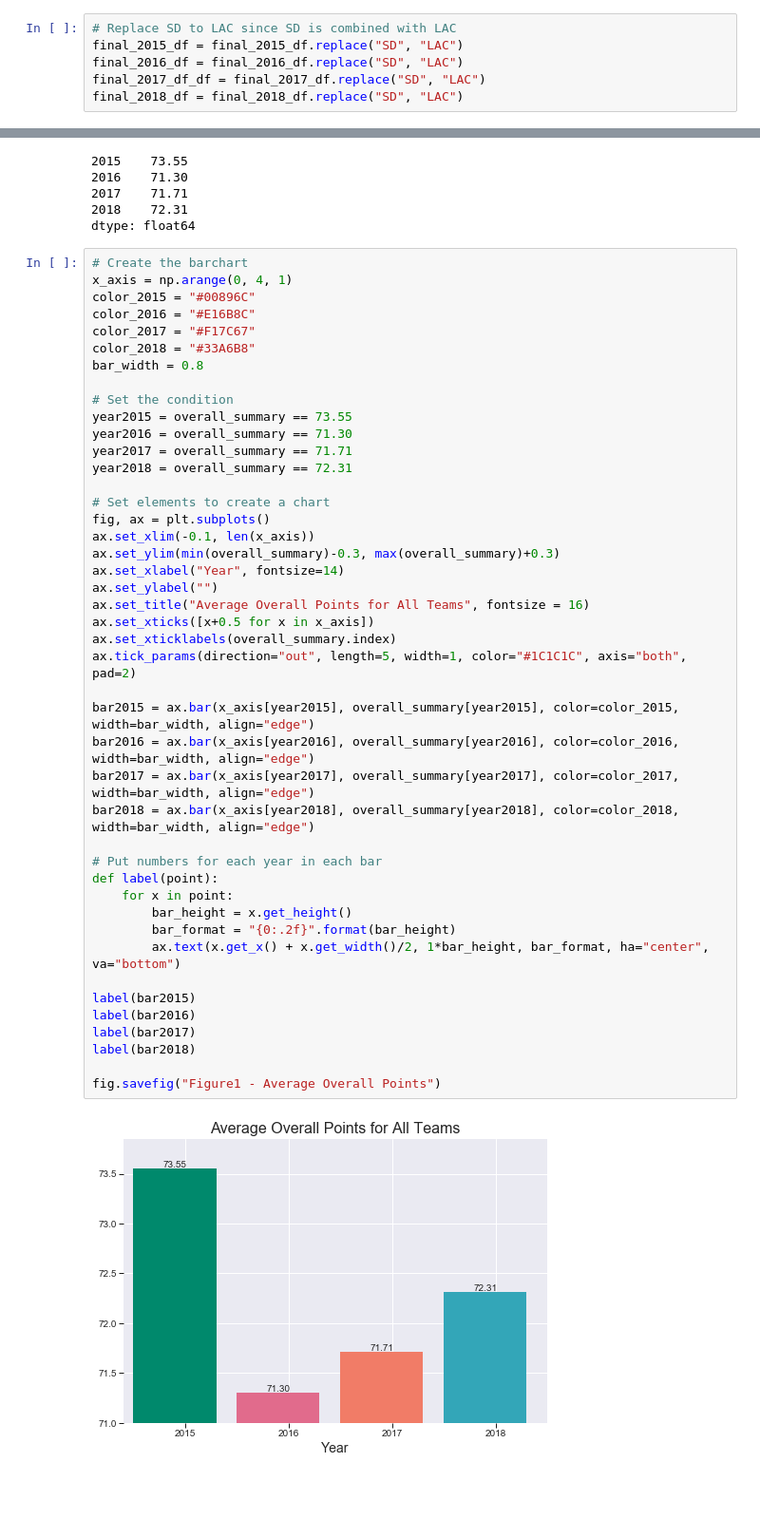
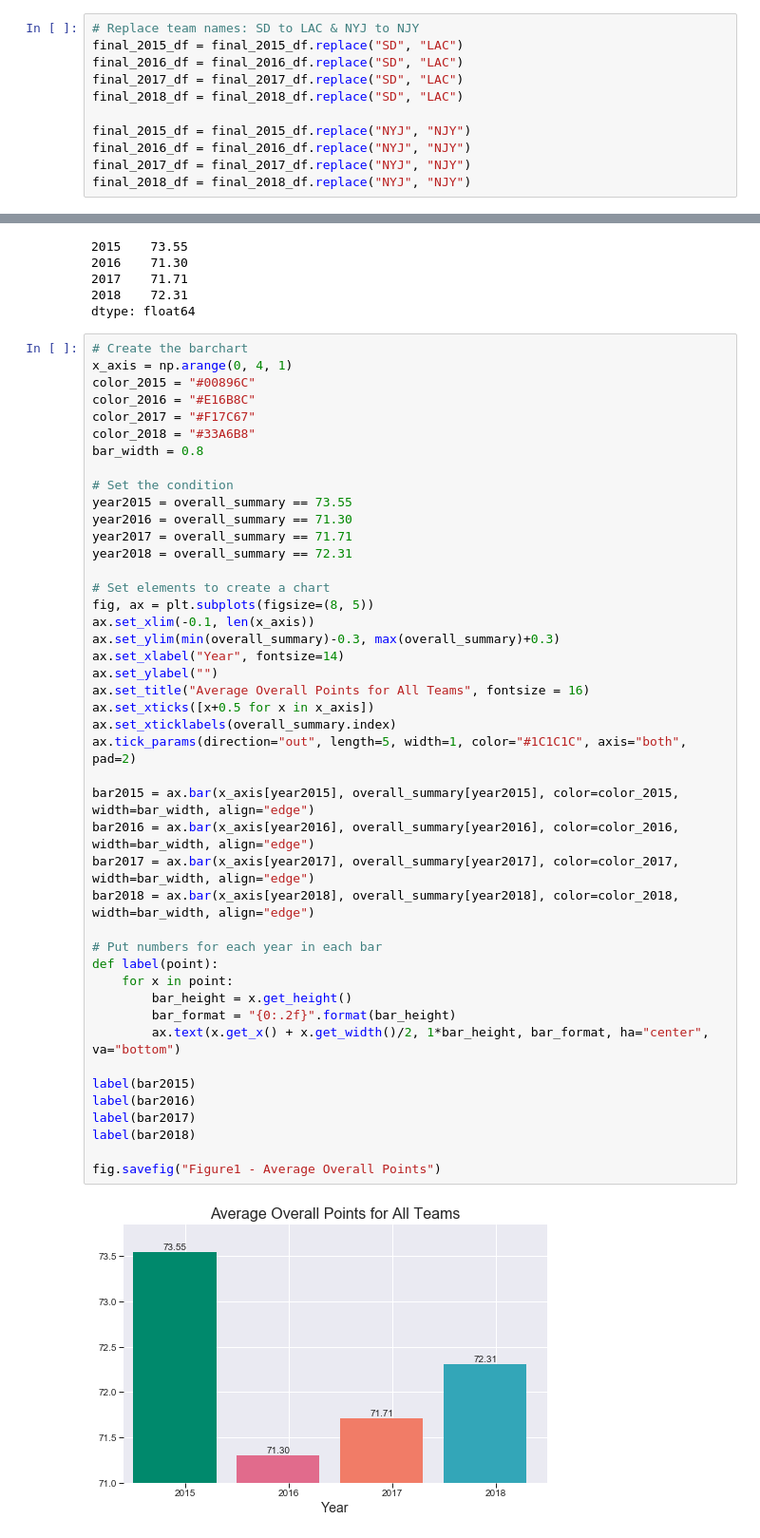
Before and after one commit to 00geist00/project-one, a Jupyter notebook: data_import.ipynb, the cells around one changed output, grey strips where cells are left out. Shown at 95% size. Drawn from its saved outputs; the diff is of its cells as text; blank space fills up the shorter version.

Commit message:
Updated jupyter and added figures

```diff
--- a/data_import.ipynb
+++ b/data_import.ipynb
@@ -72,11 +72,16 @@ final_2016_df = pd.merge(player_stats_2016_df, madden_ratings_2016_df, on="Playe
 final_2017_df = pd.merge(player_stats_2017_df, madden_ratings_2017_df, on="Player", how="outer")
 final_2018_df = pd.merge(player_stats_2018_df, madden_ratings_2018_df, on="Player", how="outer")
 # %%
-# Replace SD to LAC since SD is combined with LAC
+# Replace team names: SD to LAC & NYJ to NJY
 final_2015_df = final_2015_df.replace("SD", "LAC")
 final_2016_df = final_2016_df.replace("SD", "LAC")
-final_2017_df_df = final_2017_df.replace("SD", "LAC")
+final_2017_df = final_2017_df.replace("SD", "LAC")
 final_2018_df = final_2018_df.replace("SD", "LAC")
+
+final_2015_df = final_2015_df.replace("NYJ", "NJY")
+final_2016_df = final_2016_df.replace("NYJ", "NJY")
+final_2017_df = final_2017_df.replace("NYJ", "NJY")
+final_2018_df = final_2018_df.replace("NYJ", "NJY")
 # %% [markdown]
 ## Data Analysis
 # %% [markdown]
@@ -113,36 +118,36 @@ year2017 = overall_summary == 71.71
 year2018 = overall_summary == 72.31
 
 # Set elements to create a chart
-fig, ax = plt.subplots()
+fig, ax = plt.subplots(figsize=(8, 5))
 ax.set_xlim(-0.1, len(x_axis))
 ax.set_ylim(min(overall_summary)-0.3, max(overall_summary)+0.3)
 ax.set_xlabel("Year", fontsize=14)
 ax.set_ylabel("")
 ax.set_title("Average Overall Points for All Teams", fontsize = 16)
 ax.set_xticks([x+0.5 for x in x_axis])
 ax.set_xticklabels(overall_summary.index)
 ax.tick_params(direction="out", length=5, width=1, color="#1C1C1C", axis="both", pad=2)
 
 bar2015 = ax.bar(x_axis[year2015], overall_summary[year2015], color=color_2015, width=bar_width, align="edge")
 bar2016 = ax.bar(x_axis[year2016], overall_summary[year2016], color=color_2016, width=bar_width, align="edge")
 bar2017 = ax.bar(x_axis[year2017], overall_summary[year2017], color=color_2017, width=bar_width, align="edge")
 bar2018 = ax.bar(x_axis[year2018], overall_summary[year2018], color=color_2018, width=bar_width, align="edge")
 
 # Put numbers for each year in each bar
 def label(point):
     for x in point:
         bar_height = x.get_height()
         bar_format = "{0:.2f}".format(bar_height)
         ax.text(x.get_x() + x.get_width()/2, 1*bar_height, bar_format, ha="center", va="bottom")
 
 label(bar2015)
 label(bar2016)
 label(bar2017)
 label(bar2018)
 
 fig.savefig("Figure1 - Average Overall Points")
 # %% [output]
-[figure, old version]
+[figure, new version]
 # %%
 # Create subgroups for the average overall points of each team in each year
 team_overall_2015 = final_2015_df.groupby(["Team"])["Overall"].mean()
```
Also changed, not shown: parts of 10 cells of this notebook, 3 other files.
